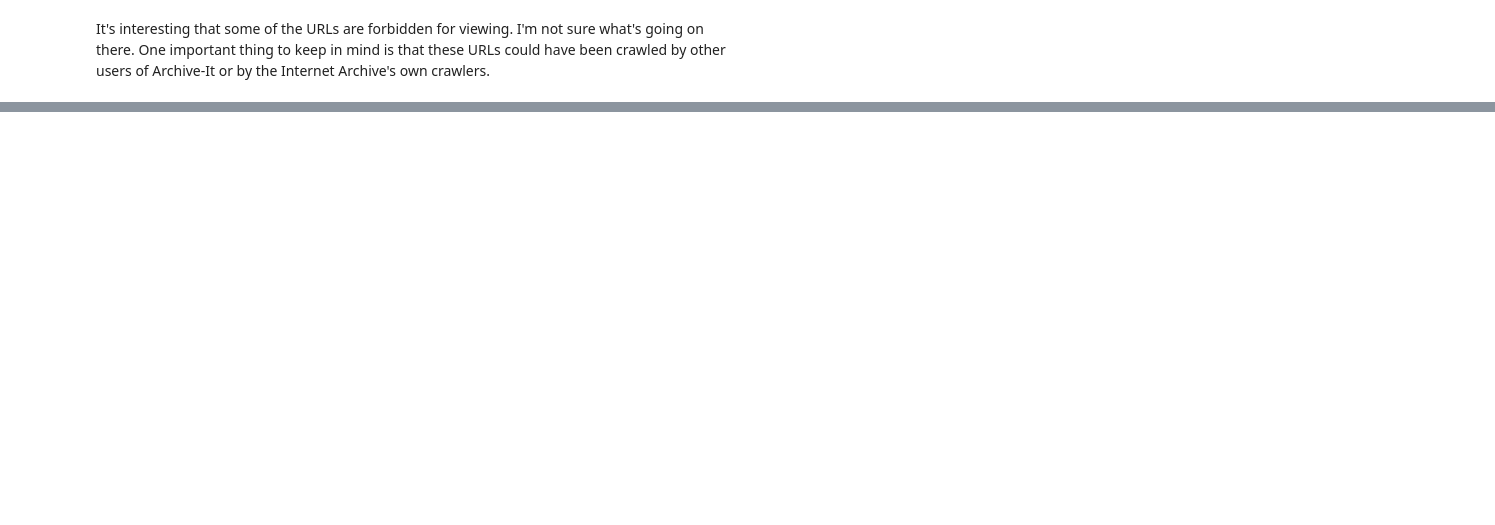
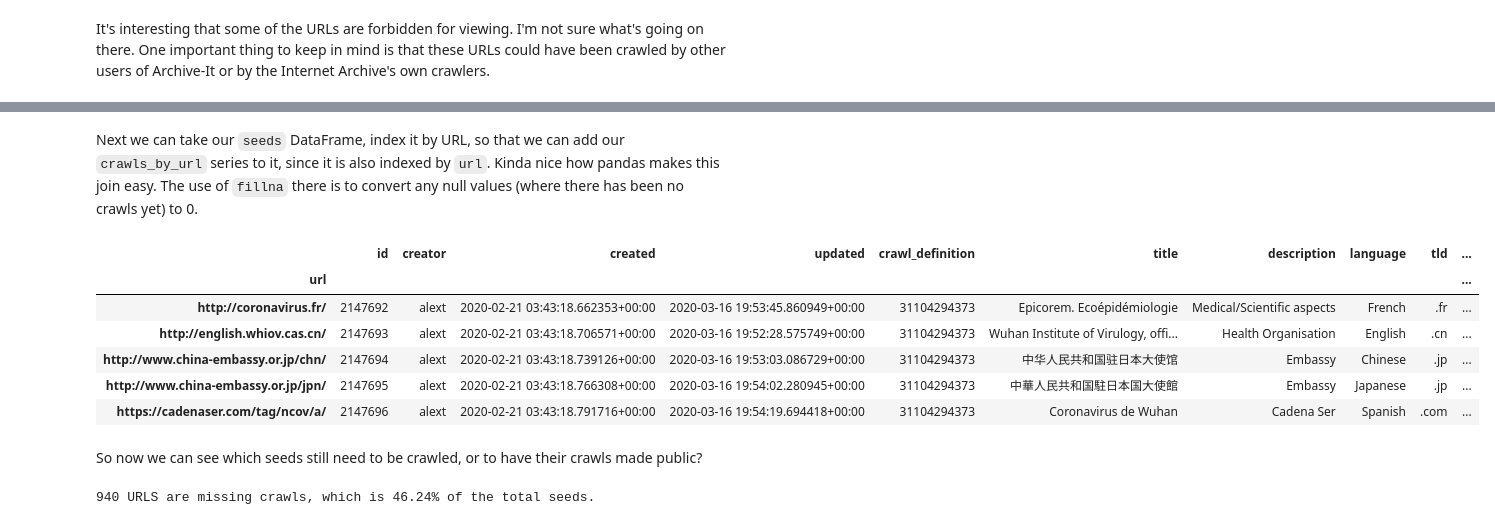
Before and after one commit to edsu/iipc-covid19, a Jupyter notebook: Seeds.ipynb, the cells around one changed output, grey strips where cells are left out. Drawn from its saved outputs; the diff is of its cells as text; code cells hidden in the pictures; blank space fills up the shorter version.

```diff
--- a/Seeds.ipynb
+++ b/Seeds.ipynb
@@ -199,0 +238,4 @@ We can definitely see these URLs are being crawled a whole lot more since the st
+# %%
+crawls_by_url = crawls.groupby('url').count().timestamp
+crawls_by_url.name = 'crawls'
+crawls_by_url.head()
@@ -199,0 +250,25 @@ We can definitely see these URLs are being crawled a whole lot more since the st
+# %% [markdown]
+Next we can take our `seeds` DataFrame, index it by URL, so that we can add our `crawls_by_url` series to it, since it is also indexed by `url`. Kinda nice how pandas makes this join easy. The use of `fillna` there is to convert any null values (where there has been no crawls yet) to 0.
+# %%
+seeds_by_url = seeds.set_index('url')
+seeds_by_url['crawls'] = crawls_by_url
+seeds_by_url.crawls = seeds_by_url.crawls.fillna(0)
+seeds_by_url.head()
+# %% [output]
+|  | id | creator | created | updated | crawl_definition | title | description | language | tld | ... |
+| url |  |  |  |  |  |  |  |  |  | ... |
+| http://coronavirus.fr/ | 2147692 | alext | 2020-02-21 03:43:18.662353+00:00 | 2020-03-16 19:53:45.860949+00:00 | 31104294373 | Epicorem. Ecoépidémiologie | Medical/Scientific aspects | French | .fr | ... |
+| http://english.whiov.cas.cn/ | 2147693 | alext | 2020-02-21 03:43:18.706571+00:00 | 2020-03-16 19:52:28.575749+00:00 | 31104294373 | Wuhan Institute of Virulogy, offi... | Health Organisation | English | .cn | ... |
+| http://www.china-embassy.or.jp/chn/ | 2147694 | alext | 2020-02-21 03:43:18.739126+00:00 | 2020-03-16 19:53:03.086729+00:00 | 31104294373 | 中华人民共和国驻日本大使馆 | Embassy | Chinese | .jp | ... |
+| http://www.china-embassy.or.jp/jpn/ | 2147695 | alext | 2020-02-21 03:43:18.766308+00:00 | 2020-03-16 19:54:02.280945+00:00 | 31104294373 | 中華人民共和国駐日本国大使館 | Embassy | Japanese | .jp | ... |
+| https://cadenaser.com/tag/ncov/a/ | 2147696 | alext | 2020-02-21 03:43:18.791716+00:00 | 2020-03-16 19:54:19.694418+00:00 | 31104294373 | Coronavirus de Wuhan | Cadena Ser | Spanish | .com | ... |
+# %% [markdown]
+So now we can see which seeds still need to be crawled, or to have their crawls made public?
+# %%
+missing = seeds_by_url[seeds_by_url.crawls == 0.0]
+print("{0} URLS are missing crawls, which is {1:.2f}% of the total seeds.".format(
+    len(missing),
+    len(missing) / len(seeds_by_url) * 100
+))
+# %% [output]
+940 URLS are missing crawls, which is 46.24% of the total seeds.
```
Also changed, not shown: parts of 19 cells of this notebook, 1 other file.
